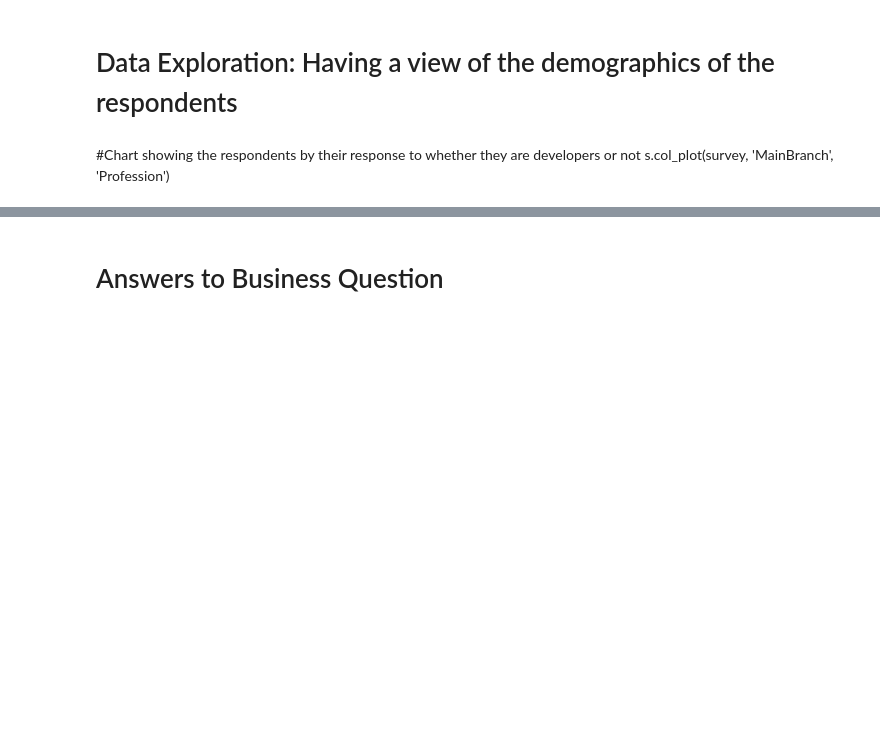
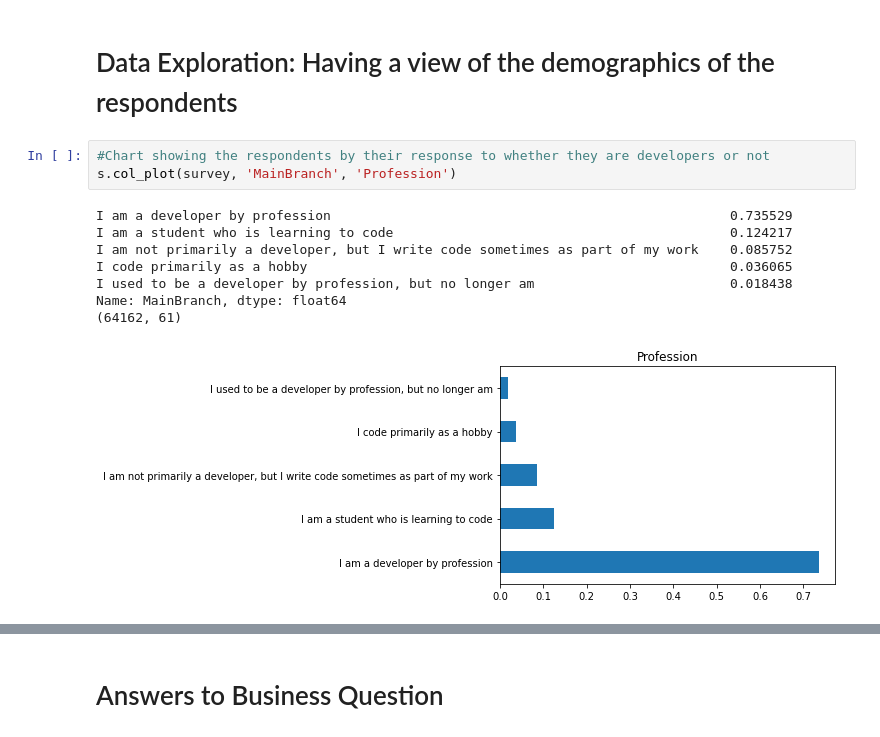
Before and after one commit to DevGpsalm/Stack-over-underflow, a Jupyter notebook: stack overunderflow.ipynb, the cells around one changed output, grey strips where cells are left out. Saved outputs shown, nothing was run; the diff lists cells and outputs as text; blank space fills up the shorter version.

```diff
--- a/stack overunderflow.ipynb
+++ b/stack overunderflow.ipynb
@@ -86,5 +76,14 @@ survey.replace(np.nan, 0)
 # %% [markdown]
 # Data Exploration: Having a view of the demographics of the respondents
-# %% [markdown]
-#Chart showing the respondents by their response to whether they are developers or not
-s.col_plot(survey, 'MainBranch', 'Profession')
+# %%
+#Chart showing the respondents by their response to whether they are developers or not
+s.col_plot(survey, 'MainBranch', 'Profession')
+# %% [output]
+I am a developer by profession                                                   0.735529
+I am a student who is learning to code                                           0.124217
+I am not primarily a developer, but I write code sometimes as part of my work    0.085752
+I code primarily as a hobby                                                      0.036065
+I used to be a developer by profession, but no longer am                         0.018438
+Name: MainBranch, dtype: float64
+(64162, 61)
+[figure, added]
```
Also changed, not shown: parts of 24 cells of this notebook, 1 other file.
